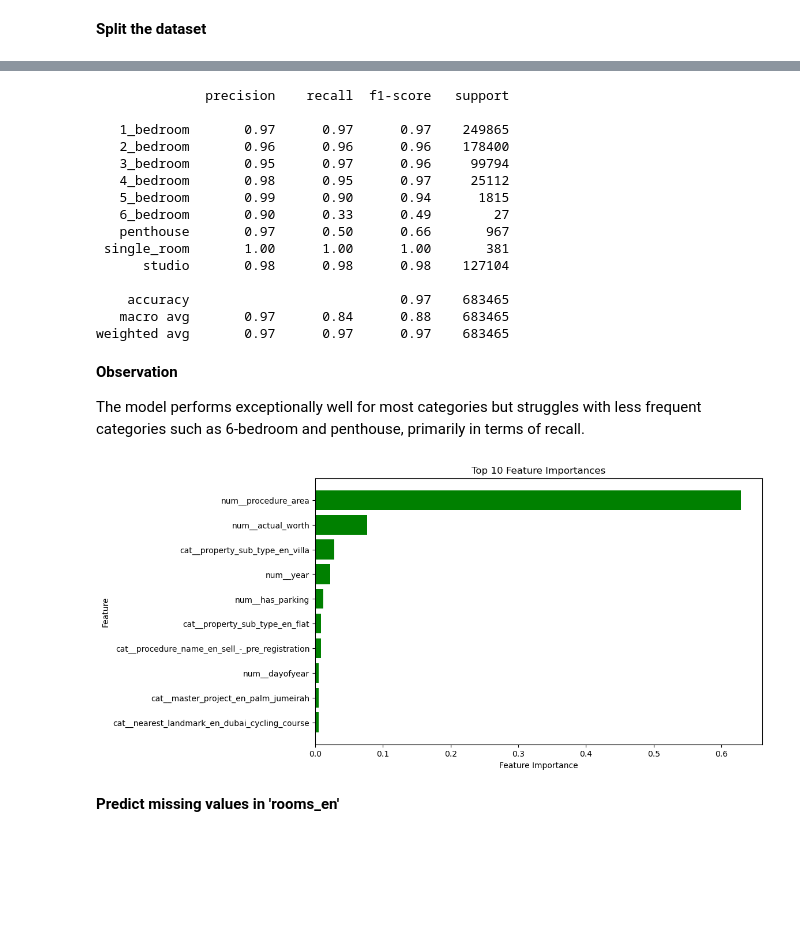
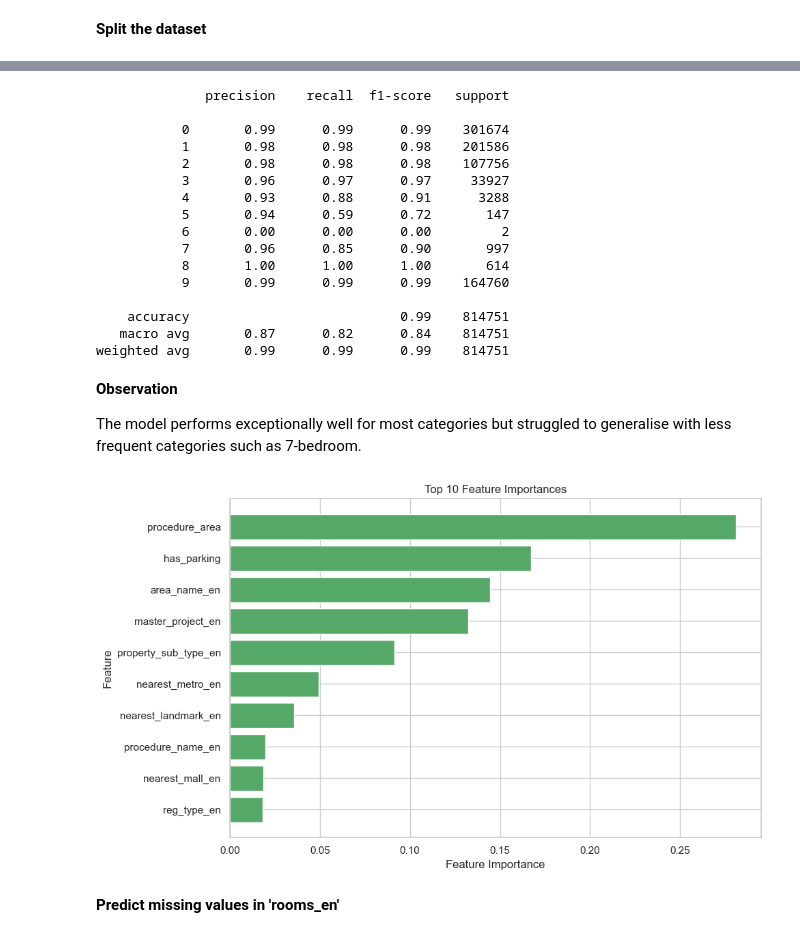
Before and after one commit to ssuljo/dld_transactions_analytics, a Jupyter notebook: data_preparation.ipynb, the cells around one changed output, grey strips where cells are left out. Saved outputs shown, nothing was run; the diff lists cells and outputs as text; code cells hidden in the pictures; blank space fills up the shorter version.

Commit message:
Medium Story Release Candidate (#1)
* Update dataset, data preparation logic,  tune model config

* Change model used for imputation of room category, update price prediction model

* Add README.md

```diff
--- a/data_preparation.ipynb
+++ b/data_preparation.ipynb
@@ -568,18 +768,0 @@ df_with_rooms.head()
-# %%
-# train the classification model
-
-X = df_with_rooms.drop(['rooms_en','instance_date'], axis=1)
-y = df_with_rooms["rooms_en"]
-
-X_train, X_test, Y_train, Y_test = train_test_split(X, y, test_size=0.1, random_state=42)
-
-model = RandomForestClassifier(n_estimators=45, max_depth=25, random_state=False,
-                                max_features=0.6, min_samples_leaf=3, n_jobs=-1, verbose=1)
-
-# Create a pipeline
-forest = Pipeline(steps=[
-    ('preprocessor', preprocessor),
-    ('model', model)
-])
-
-forest.fit(X_train, Y_train)
@@ -645,51 +804,50 @@ plt.show()
 # %%
-print(classification_report(Y_train,y_pred_train))
+print(classification_report(Y_train,y_pred_train, zero_division=0))
 # %% [output]
               precision    recall  f1-score   support
 
-   1_bedroom       0.97      0.97      0.97    249865
-   2_bedroom       0.96      0.96      0.96    178400
-   3_bedroom       0.95      0.97      0.96     99794
-   4_bedroom       0.98      0.95      0.97     25112
-   5_bedroom       0.99      0.90      0.94      1815
-   6_bedroom       0.90      0.33      0.49        27
-   penthouse       0.97      0.50      0.66       967
- single_room       1.00      1.00      1.00       381
-      studio       0.98      0.98      0.98    127104
+           0       0.99      0.99      0.99    301674
+           1       0.98      0.98      0.98    201586
+           2       0.98      0.98      0.98    107756
+           3       0.96      0.97      0.97     33927
+           4       0.93      0.88      0.91      3288
+           5       0.94      0.59      0.72       147
+           6       0.00      0.00      0.00         2
+           7       0.96      0.85      0.90       997
+           8       1.00      1.00      1.00       614
+           9       0.99      0.99      0.99    164760
 
-    accuracy                           0.97    683465
-   macro avg       0.97      0.84      0.88    683465
-weighted avg       0.97      0.97      0.97    683465
+    accuracy                           0.99    814751
+   macro avg       0.87      0.82      0.84    814751
+weighted avg       0.99      0.99      0.99    814751
 # %% [markdown]
 **Observation**
 
-The model performs exceptionally well for most categories but struggles with less frequent categories such as 6-bedroom and penthouse, primarily in terms of recall.
+The model performs exceptionally well for most categories but struggled to generalise with less frequent categories such as 7-bedroom.
 # %%
-# Visualise top 10 features importances
+# Get feature importances
+importances = model.feature_importances_
+indices = np.argsort(importances)[::-1]
 
-importances = forest.named_steps['model'].feature_importances_
-indices = list(np.argsort(importances))[::-1]
+# Use original feature names from X
+feature_names = X.columns.to_numpy()
 
-# Get the feature names after encoding (without prefixes)
-encoded_feature_names = forest.named_steps['preprocessor'].get_feature_names_out()
+# Get top 10 features
+top_n = 10
+top_indices = indices[:top_n]
+top_features = feature_names[top_indices]
+top_importances = importances[top_indices]
 
-# Get the indices of the top features
-top_feature_indices = indices[:10]
-
-# Get the top feature importances and names
-top_importances = importances[top_feature_indices]
-top_feature_names = encoded_feature_names[top_feature_indices]
-
-# Plot top 10 importances
+# Plot
 plt.figure(figsize=(10, 6))
 plt.title("Top 10 Feature Importances")
-plt.barh(range(len(top_feature_indices)), top_importances, color="g", align="center")
-plt.yticks(range(len(top_feature_indices)), top_feature_names)
+plt.barh(range(top_n), top_importances[::-1], color="g", align="center")
+plt.yticks(range(top_n), top_features[::-1])
 plt.xlabel("Feature Importance")
 plt.ylabel("Feature")
-plt.gca().invert_yaxis()
+plt.tight_layout()
 plt.show()
 # %% [output]
-[figure, old version]
+[figure, new version]
 # %% [markdown]
 **Predict missing values in 'rooms_en'**
```
Also changed, not shown: parts of 95 cells of this notebook, 9 other files.
